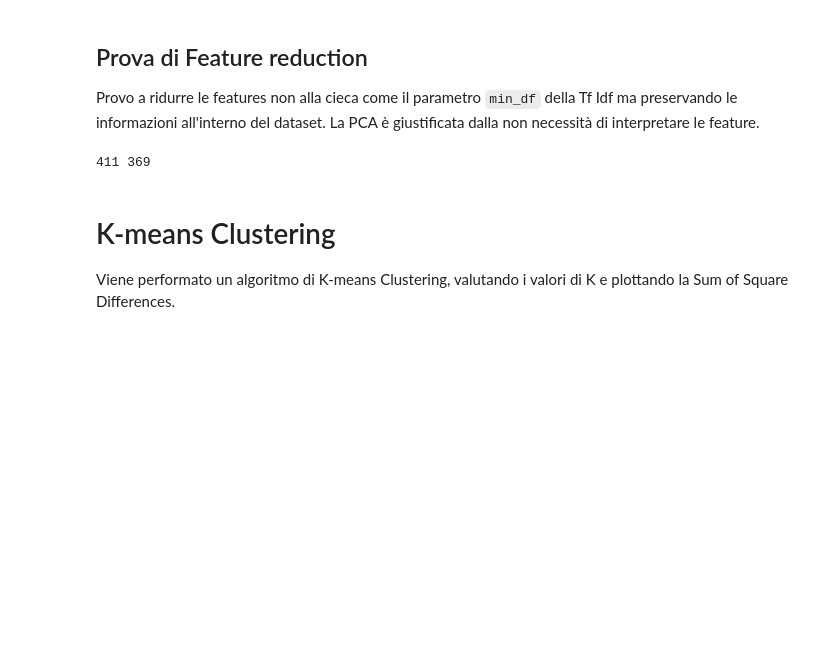
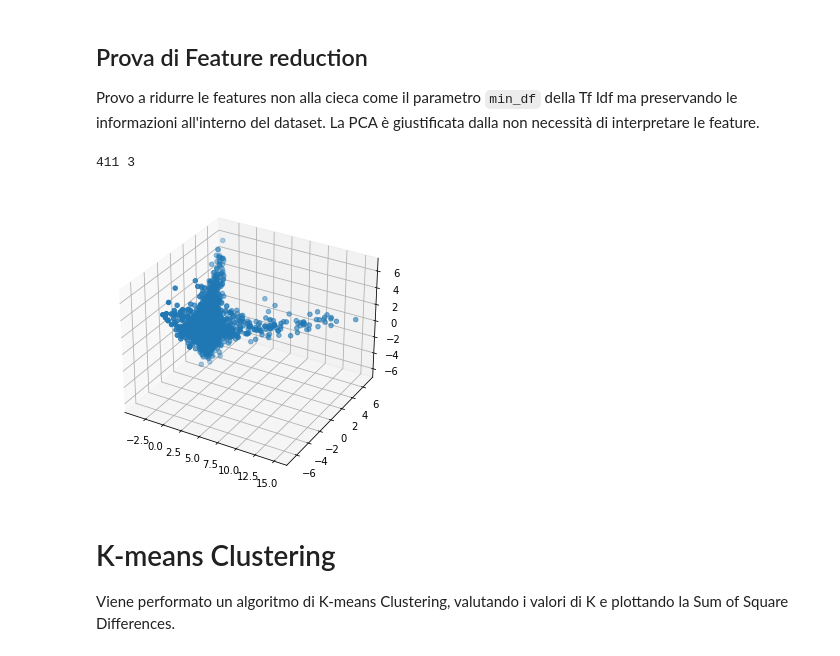
Before and after one commit to giulionenna/Progetto_BI2021, a Jupyter notebook: Mining_notebook.ipynb, the cells around one changed output. Cells and saved outputs as stored; diff of their text form; code cells hidden in the pictures; blank space fills up the shorter version.

```diff
--- a/Mining_notebook.ipynb
+++ b/Mining_notebook.ipynb
@@ -306,17 +257,30 @@ La PCA è giustificata dalla non necessità di interpretare le feature.
 # %%
 from sklearn.preprocessing import StandardScaler
 from sklearn.decomposition import PCA
 #Standardizzo i dati
 scaler = StandardScaler()
 M= scaler.fit_transform(M)
 
 #Applico la PCA mantenendo il 95% della varianza
-pca=PCA(0.95)
+pca=PCA(n_components=3)
 M = pca.fit_transform(M)
 
 print(tf_idf_en.shape[1], pca.n_components_)
+
+#scatter 3d dei centroidi prodotti
+from mpl_toolkits.mplot3d import Axes3D
+from matplotlib import pyplot
+
+figure = pyplot.figure()
+ax = Axes3D(figure)
+
+ax.scatter(M[:,0], M[:,1], M[:,2])
+pca.explained_variance_
+
+pyplot.show()
 # %% [output]
-411 369
+411 3
+[figure, added]
 # %% [markdown]
 # K-means Clustering
 Viene performato un algoritmo di K-means Clustering, valutando i valori di K e plottando la Sum of Square Differences.
```
Also changed, not shown: parts of 18 cells of this notebook, 1 other file.
